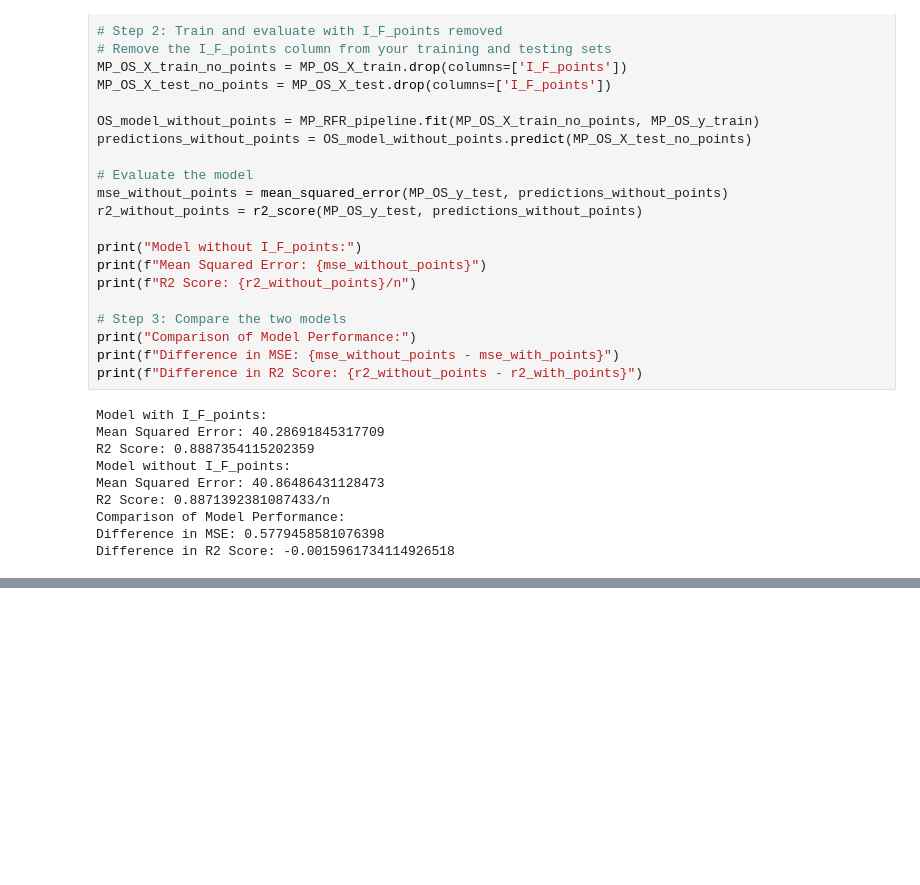
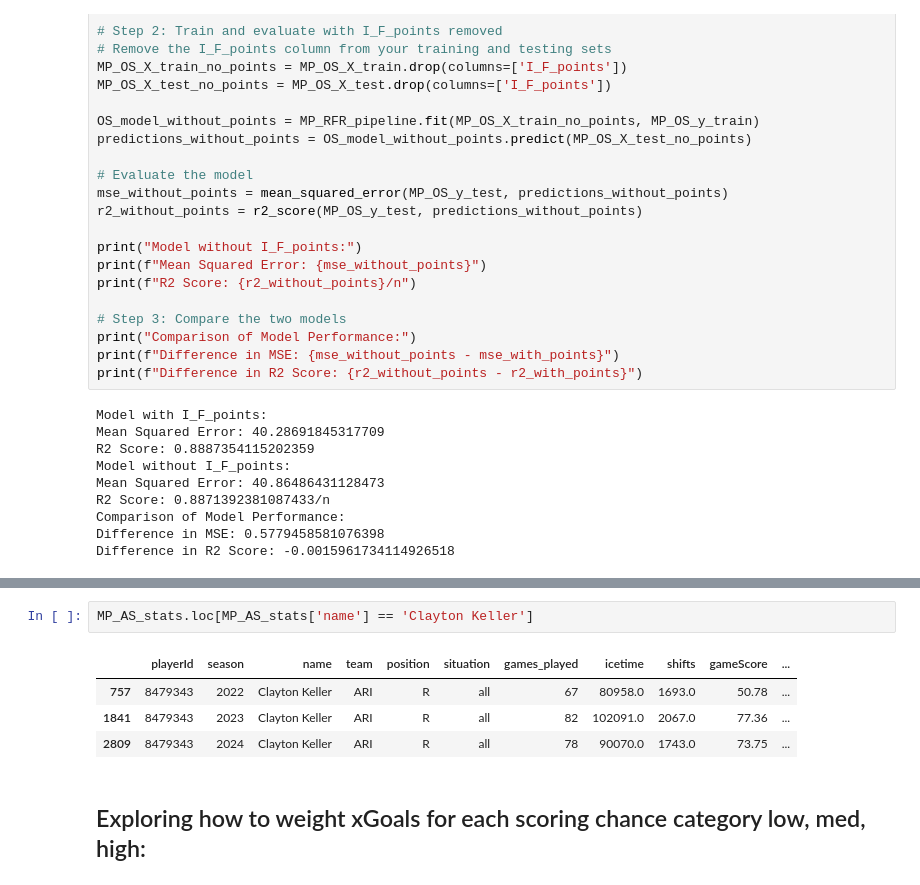
Before and after one commit to ZachRosenthal04/MP_NHL_skater_recommender, a Jupyter notebook: MoneyPuckSkaterRecommender.ipynb, the cells around one changed output, grey strips where cells are left out. Cells and saved outputs as stored; diff of their text form; blank space fills up the shorter version.

```diff
--- a/MoneyPuckSkaterRecommender.ipynb
+++ b/MoneyPuckSkaterRecommender.ipynb
@@ -1447,0 +1460,9 @@ Difference in R2 Score: -0.0015961734114926518
+# %%
+MP_AS_stats.loc[MP_AS_stats['name'] == 'Clayton Keller']
+# %% [output]
+|  | playerId | season | name | team | position | situation | games_played | icetime | shifts | gameScore | ... |
+| 757 | 8479343 | 2022 | Clayton Keller | ARI | R | all | 67 | 80958.0 | 1693.0 | 50.78 | ... |
+| 1841 | 8479343 | 2023 | Clayton Keller | ARI | R | all | 82 | 102091.0 | 2067.0 | 77.36 | ... |
+| 2809 | 8479343 | 2024 | Clayton Keller | ARI | R | all | 78 | 90070.0 | 1743.0 | 73.75 | ... |
+# %% [markdown]
+## Exploring how to weight xGoals for each scoring chance category low, med, high:
```
Also changed, not shown: parts of 14 cells of this notebook, 1 other file.
